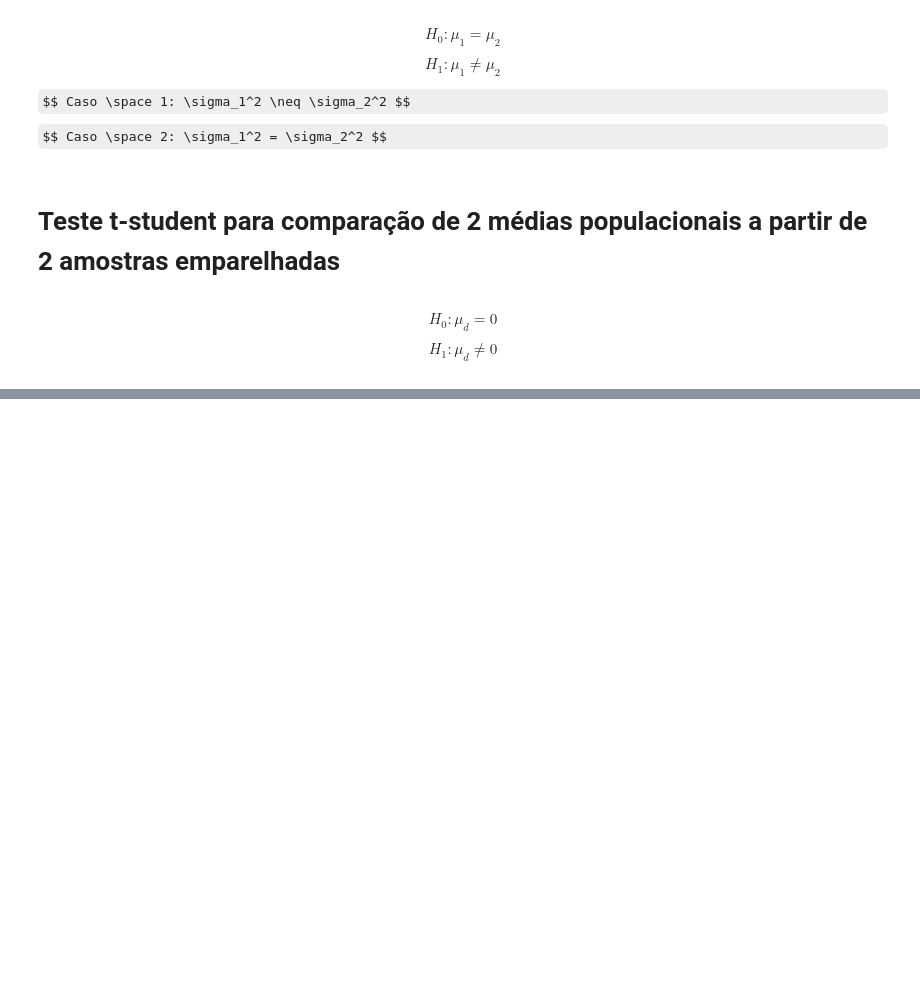
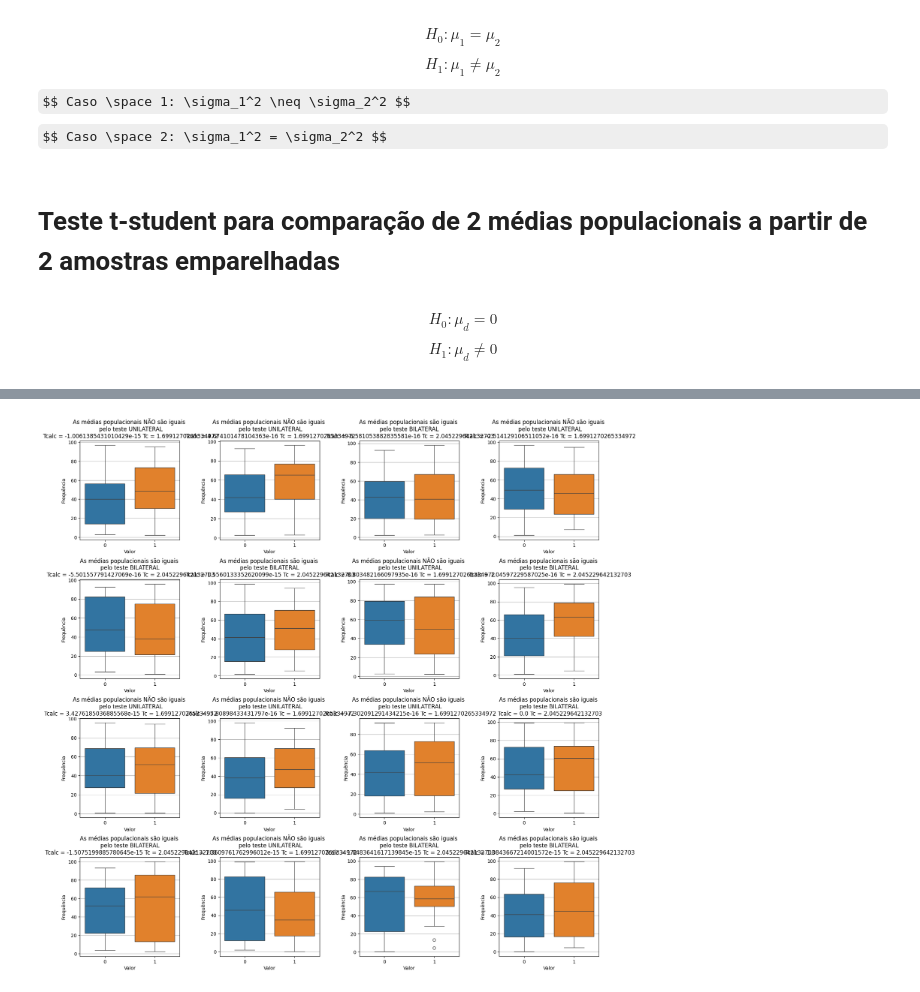
Before and after one commit to erlonL/testes-inferencia, a Jupyter notebook: Teste_tstudent.ipynb, the cells around one changed output, grey strips where cells are left out. Saved outputs shown, nothing was run; the diff lists cells and outputs as text; code cells hidden in the pictures; some formulas as TeX source; blank space fills up the shorter version.

```diff
--- a/Teste_tstudent.ipynb
+++ b/Teste_tstudent.ipynb
@@ -3,3 +25,18 @@
+# %%
+def statistics(values):
+    # Informações importantes sobre o conjunto de valores
+
+    media = np.mean(values)
+    var = np.var(values)
+    dp = np.std(values)
+    cont = len(values)
+
+    return media, var, dp, cont
+# %%
+def generate_sample(n, low, high):
+    data = np.random.uniform(low, high, n)
+
+    return data
 # %% [markdown]
 # Teste t-student para comparação de 2 médias populacionais a partir de 2 amostras aleatórias independentes
 # %% [markdown]
@@ -102,10 +123,11 @@ def tstudent_emparelhadas(amostra1, amostra2, alpha):
 # Exemplo
 
 n = 10
-alpha = '0.050'
+alpha = 0.050
 amostra1 = [3.2, 3.6, 3.4, 3.8, 3.4, 3.5, 3.7, 3.2, 3.5, 3.9]
 amostra2 = [3.0, 3.3, 3.5, 3.6, 3.4, 3.3, 3.4, 3.0, 3.2, 3.6]
+teste = 'BILATERAL'
 
-tstudent_emparelhadas(amostra1, amostra2, alpha)
+tstudent_emparelhadas(amostra1, amostra2, alpha, teste)
 # %% [output]
 Não temos evidências para rejeitar H0
@@ -112,0 +135,71 @@ Não temos evidências para rejeitar H0
+# %%
+tipo = ['UNILATERAL', 'BILATERAL']
+rdf = pd.DataFrame()
+is_accepted = []
+is_accepted_test = []
+
+fig, axs = plt.subplots(nrows=4, ncols=4, figsize=(20, 20))
+plt.subplots_adjust(wspace=0.4, hspace=0.4)
+
+for h in range(4):
+  is_accepted_child = []
+  is_accepted_test_child = []
+  for j in range(4):
+    amostra1 = treat_values(generate_sample(30, 0, 100))
+    amostra2 = treat_values(generate_sample(30, 0, 100))
+
+    media1, var1, dp1, n1 = statistics(amostra1)
+    media2, var2, dp2, n2 = statistics(amostra2)
+
+    teste = random.choice(tipo)
+    alpha = 0.050
+
+    Tcalc, Tc = tstudent_emparelhadas(amostra1, amostra2, alpha, teste)
+    child = True
+
+    if teste == 'UNILATERAL':
+
+      if Tcalc > Tc:
+        child = True
+      else:
+        child = False
+
+    elif teste == 'BILATERAL':
+
+      if Tcalc > -Tc or Tcalc < Tc:
+        child = True
+      else:
+        child = False
+
+
+    is_accepted_child.append(child)
+
+    if(is_accepted_child[j]):
+      axs[h][j].set_title(f'As médias populacionais são iguais \n pelo teste {teste} \n Tcalc = {Tcalc} Tc = {Tc}')
+    else:
+      axs[h][j].set_title(f'As médias populacionais NÃO são iguais \n pelo teste {teste}\n Tcalc = {Tcalc} Tc = {Tc}')
+
+    axs[h][j].set_xlabel('Valor')
+    axs[h][j].set_ylabel('Frequência')
+    axs[h][j].grid(True)
+    sns.boxplot([amostra1, amostra2], ax=axs[h][j])
+
+
+    linha = {}
+    linha['N amostral'] = n1
+    linha['Média amostra 1 (antes)'] = media1
+    linha['Média amostra 2 (depois)'] = media2
+    linha['Desvio Padrão amostra 1'] = dp1
+    linha['Desvio Padrão amostra 2'] = dp2
+    linha['Tcalc'] = Tcalc
+    linha['Tcritico'] = Tc
+    linha['Teste'] = teste
+    linha['Resultado'] = is_accepted_child[j]
+
+    rdf = pd.concat([rdf, pd.DataFrame([linha])])
+
+  is_accepted.append(is_accepted_child)
+  is_accepted_test.append(is_accepted_test_child)
+
+plt.show()
+# %% [output]
@@ -112,0 +223 @@ Não temos evidências para rejeitar H0
+[figure, added]
```
Also changed, not shown: parts of 8 cells of this notebook.
